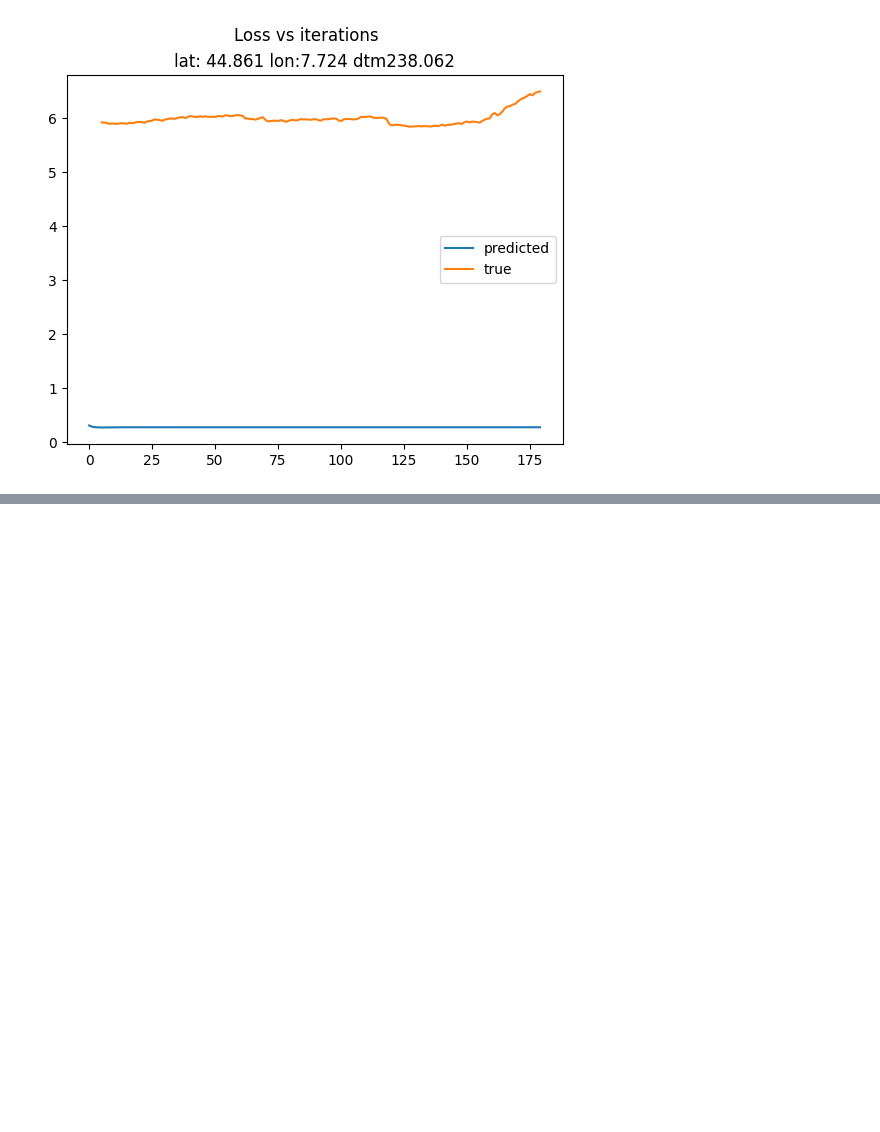
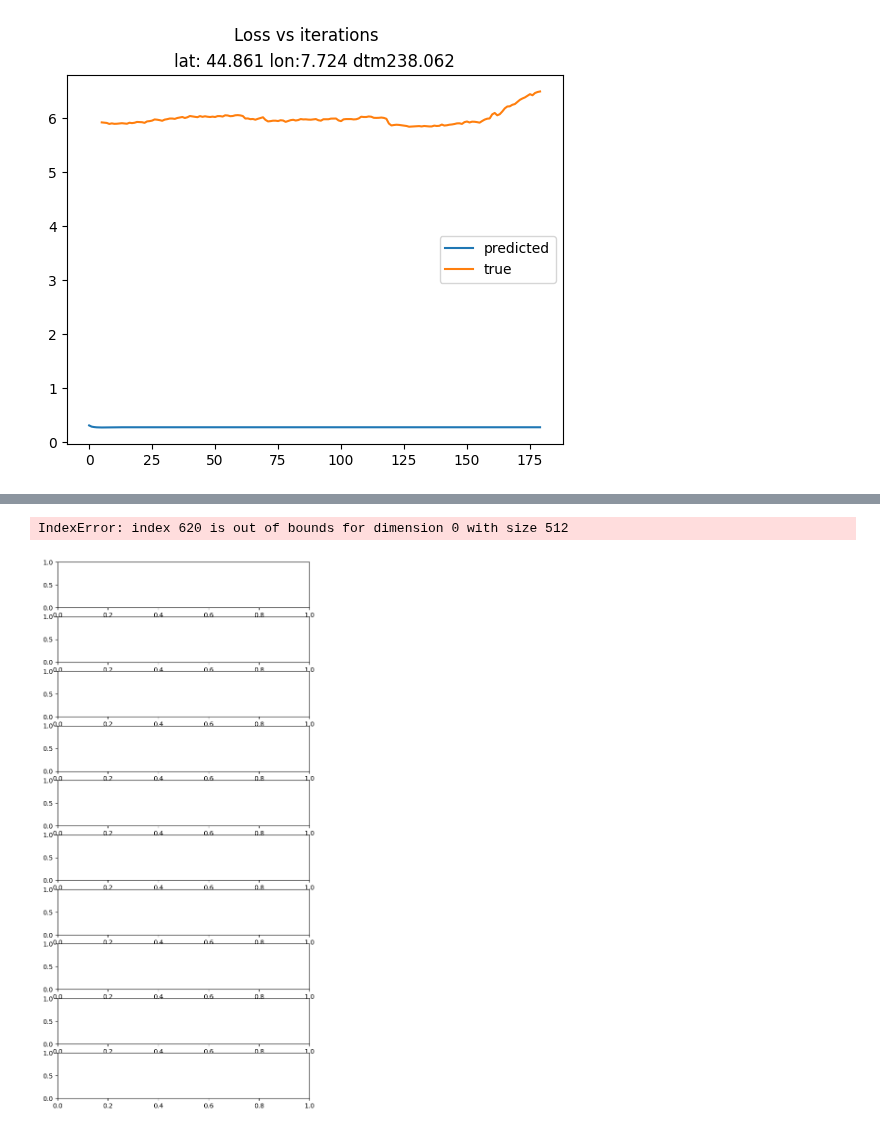
Before and after one commit to Matteo-Salis/physics-guided-gwl, a Jupyter notebook: src/notebooks/meteo_wtd_loader_continuous.ipynb, the cells around one changed output, grey strips where cells are left out. Saved outputs shown, nothing was run; the diff lists cells and outputs as text; code cells hidden in the pictures; blank space fills up the shorter version.

```diff
--- a/src/notebooks/meteo_wtd_loader_continuous.ipynb
+++ b/src/notebooks/meteo_wtd_loader_continuous.ipynb
@@ -293,12 +274,12 @@ device = (
 class Continuous1DNN(nn.Module):
     def __init__(self,
                  timestep = 180,
-                 cb_fc_layer = 5,
-                 cb_fc_neurons = 32,
-                 conv_filters = 32,
+                 cb_fc_layer = 4,
+                 cb_fc_neurons = 16,
+                 conv_filters = 16,
                  lstm_layer = 5,
                  lstm_input_units = 16,
-                 lstm_units = 32):
+                 lstm_units = 16):
         super().__init__()
 
         self.timestep = timestep
@@ -624,0 +628,6 @@ KeyboardInterrupt:
+# %%
+model_path = "/leonardo_scratch/fast/IscrC_DL4EO/results/continuous_1d/models/model_20241227_111827.pt"
+
+model = Continuous1DNN().to(device)
+model.load_state_dict(torch.load(model_path, weights_only=True, map_location=torch.device('cpu')))
+model.eval()
@@ -624,0 +652,6 @@ KeyboardInterrupt:
+# %%
+def masked_mse(y_hat, y, mask):
+    return torch.sum(((y_hat[mask]-y[mask]))**2.0)  / torch.sum(mask)
+
+def masked_mae(y_hat, y, mask):
+    return torch.sum(torch.abs((y_hat[mask]-y[mask])))  / torch.sum(mask)
@@ -624,0 +700,2 @@ KeyboardInterrupt:
+# %%
+sample_day = 20
@@ -624,0 +704,9 @@ KeyboardInterrupt:
+# %%
+fig, ax = plt.subplots(10, figsize = (7,15))
+for i in range(10):
+        ax[i].plot(np.arange(180), y_list[0][(sample_day * 31) + i, :].detach().numpy(), label = "True")
+        ax[i].plot(np.arange(180), y_hat_list[0][(sample_day * 31) + i, :].detach().numpy(), label = "Predicted")
+        ax[i].legend()
+# %% [output]
+IndexError: index 620 is out of bounds for dimension 0 with size 512
+[figure, added]
```
Also changed, not shown: parts of 15 cells of this notebook.
